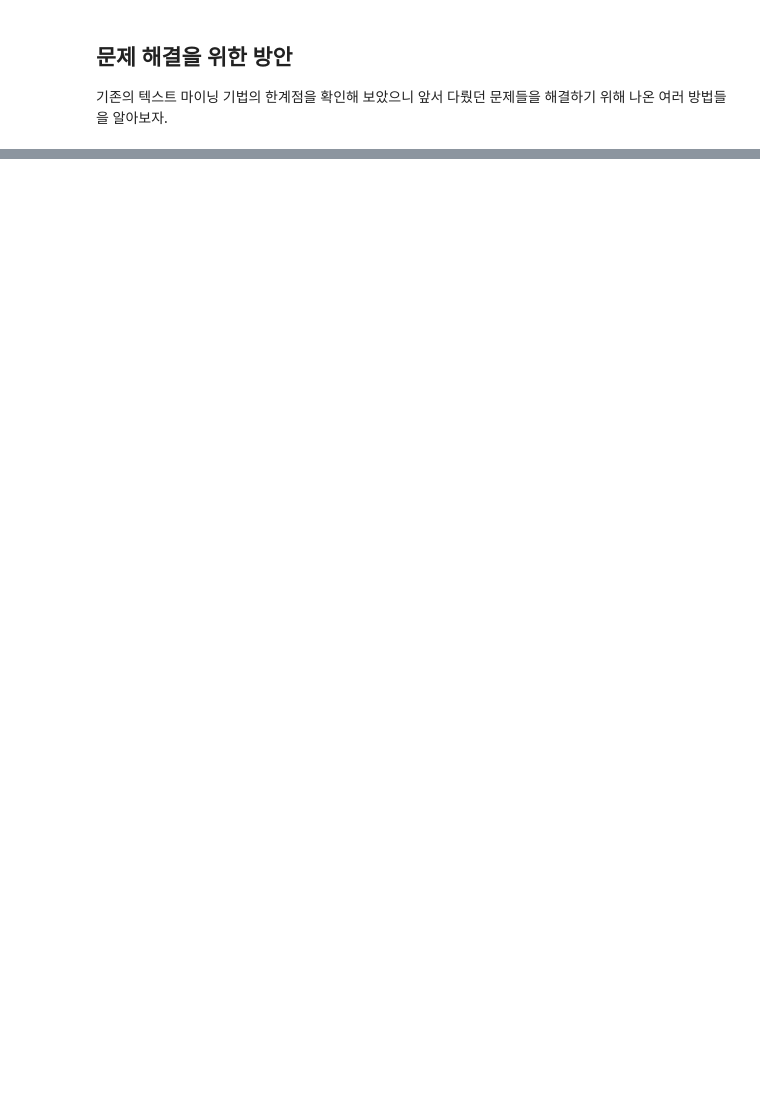
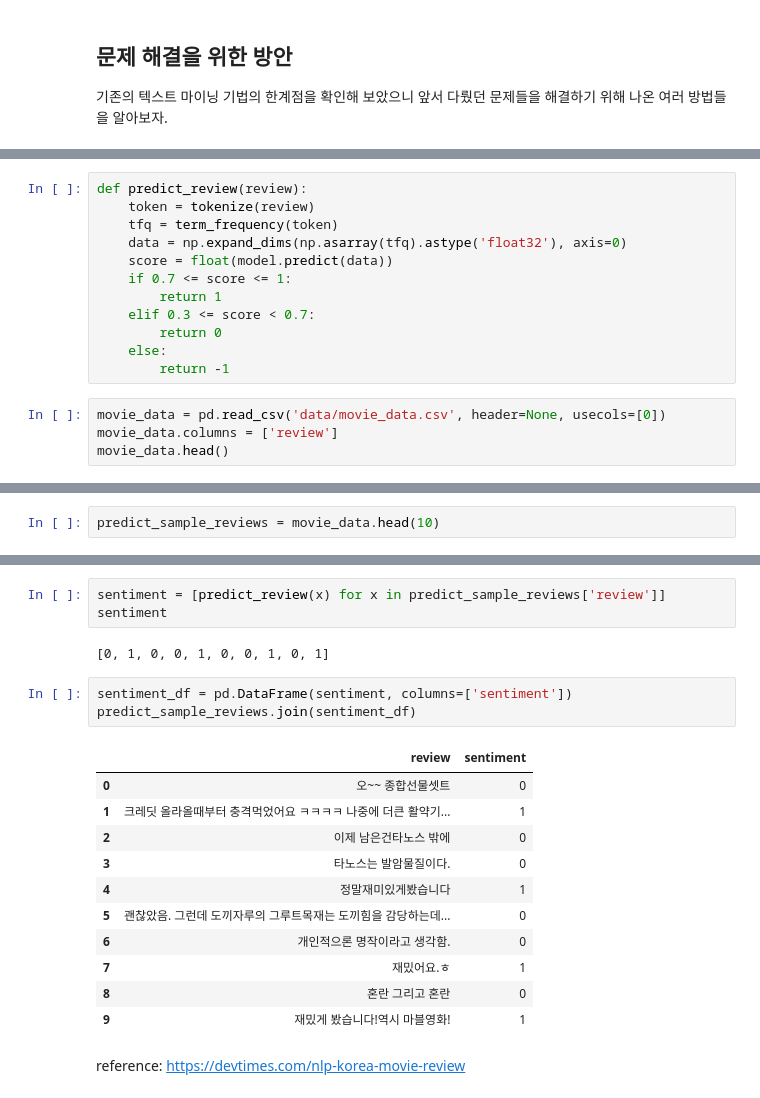
Before and after one commit to choi-jiwoo/21-2-business-analytics-capstone, a Jupyter notebook: hw_3/text_mining.ipynb, the cells around one changed output, grey strips where cells are left out. Drawn from its saved outputs; the diff is of its cells as text; blank space fills up the shorter version.

```diff
--- a/hw_3/text_mining.ipynb
+++ b/hw_3/text_mining.ipynb
@@ -397,0 +762,16 @@ Zipf's law에 따르면 적은 빈도의 단어일수록 문서내에서 더 중
+# %%
+def predict_review(review):
+    token = tokenize(review)
+    tfq = term_frequency(token)
+    data = np.expand_dims(np.asarray(tfq).astype('float32'), axis=0)
+    score = float(model.predict(data))
+    if 0.7 <= score <= 1:
+        return 1
+    elif 0.3 <= score < 0.7:
+        return 0
+    else:
+        return -1
+# %%
+movie_data = pd.read_csv('data/movie_data.csv', header=None, usecols=[0])
+movie_data.columns = ['review']
+movie_data.head()
@@ -397,0 +785,2 @@ Zipf's law에 따르면 적은 빈도의 단어일수록 문서내에서 더 중
+# %%
+predict_sample_reviews = movie_data.head(10)
@@ -397,0 +801,22 @@ Zipf's law에 따르면 적은 빈도의 단어일수록 문서내에서 더 중
+# %%
+sentiment = [predict_review(x) for x in predict_sample_reviews['review']]
+sentiment
+# %% [output]
+[0, 1, 0, 0, 1, 0, 0, 1, 0, 1]
+# %%
+sentiment_df = pd.DataFrame(sentiment, columns=['sentiment'])
+predict_sample_reviews.join(sentiment_df)
+# %% [output]
+|  | review | sentiment |
+| 0 | 오~~ 종합선물셋트 | 0 |
+| 1 | 크레딧 올라올때부터 충격먹었어요 ㅋㅋㅋㅋ 나중에 더큰 활약기... | 1 |
+| 2 | 이제 남은건타노스 밖에 | 0 |
+| 3 | 타노스는 발암물질이다. | 0 |
+| 4 | 정말재미있게봤습니다 | 1 |
+| 5 | 괜찮았음. 그런데 도끼자루의 그루트목재는 도끼힘을 감당하는데... | 0 |
+| 6 | 개인적으론 명작이라고 생각함. | 0 |
+| 7 | 재밌어요.ㅎ | 1 |
+| 8 | 혼란 그리고 혼란 | 0 |
+| 9 | 재밌게 봤습니다!역시 마블영화! | 1 |
+# %% [markdown]
+reference: https://devtimes.com/nlp-korea-movie-review
```
Also changed, not shown: parts of 35 cells of this notebook.
